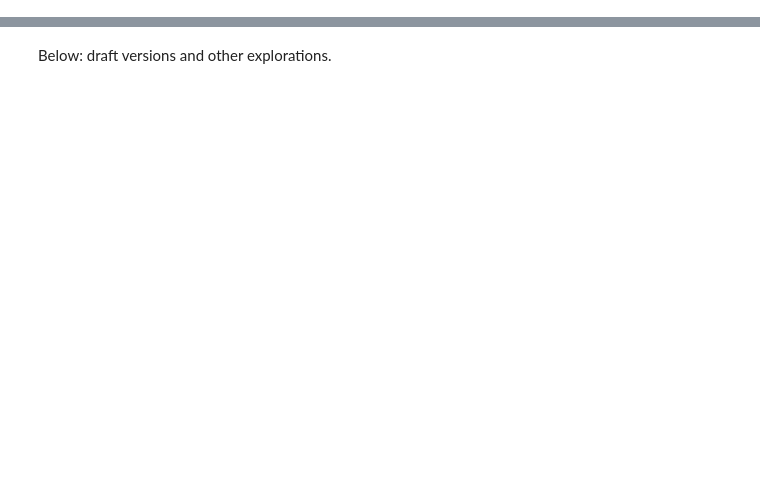
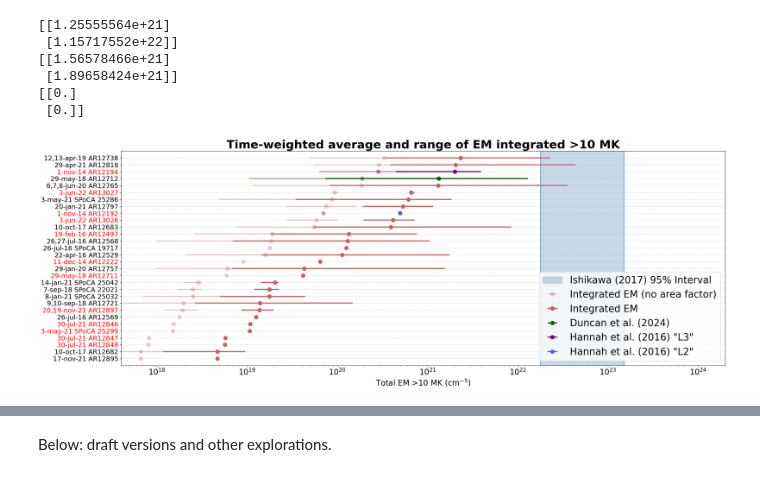
Before and after one commit to jessiemcd/do-dem, a Jupyter notebook: plots_from_saved_params.ipynb, the cells around one changed output, grey strips where cells are left out. Saved outputs shown, nothing was run; the diff lists cells and outputs as text; code cells hidden in the pictures; blank space fills up the shorter version.

```diff
--- a/plots_from_saved_params.ipynb
+++ b/plots_from_saved_params.ipynb
@@ -205,6 +252,7 @@ with open('/Users/jmdunca2/do-dem/reference_files/samesames.pickle', 'rb') as f:
     data = pickle.load(f)
 
 samesames = data['same region lists']
+grf = data['ghost ray flags']
 filelist = get_same_region_file_lists(samesames, all_targets)
 
 
@@ -231,8 +279,8 @@ for i in range(0, len(filelist)):
         time = data['time_interval']
         dur = (time[1]-time[0]).to(u.s).value
         above10s = data['above_10MK']
-        print(f_)
-        print(above10s)
+        #print(f_)
+        #print(above10s)
         above10s_.append(above10s[0])
         vals.append([dur*above10s[0]])
         totaltime+=dur
@@ -249,36 +297,37 @@ for i in range(0, len(filelist)):
 
 order = np.argsort(np.array(region_above10s)[:,0])
 regids = [samesames[i] for i in order]
+grf = [grf[i] for i in order]
 
+ghost_ticks = np.where(grf)[0]
 
-labs=[]
-for r in regids:
-    lab=''
-    first=0
-    for ss in r:
-        if first == 0:
-            if ss[0] == '0':
-                lab=lab+ss[1:-8]+'#'+str(int(ss[-1])+1)+' '
-            else:
-                lab=lab+ss[0:-8]+'#'+str(int(ss[-1])+1)+' '
-            first=1
-        else:
-            if ss[0] == '0':
-                lab=ss[1:2]+','+lab
-            else:
-                lab=ss[0:2]+','+lab
-
-    labs.append(lab)
+plotlabs = make_labels(regids)
 
 #print('')
-print(len(labs))
-print(len(order))
+#print(len(labs))
+#print(len(order))
 
 region_time_hr = np.array((region_totaltime*u.s).to(u.hr))
 #print(region_time_hr[order])
 
 
 fig, ax = plt.subplots(1, 1, figsize=(28,10))
+
+
+xerrl = (np.array(region_above10s)[:,0][order]/factor - np.array(region_above10s)[:,1][order]/factor)
+xerrl[np.where(xerrl < 1e10)] = 0.0
+xerrh = (np.array(region_above10s)[:,2][order]/factor - np.array(region_above10s)[:,0][order]/factor)
+xerrh[np.where(xerrh < 1e10)] = 0.0
+
+#xerr = [(np.array(region_above10s)[:,0][order] - np.array(region_above10s)[:,1][order]),
+#        (np.array(region_above10s)[:,2][order] - np.array(region_above10s)[:,0][order])]
+
+xerr_nf = [xerrl, xerrh]
+
+ax.errorbar(np.array(region_above10s)[:,0][order]/factor, np.arange(0, len(filelist), 1),
+            xerr=xerr_nf,
+           linestyle='', marker='o', linewidth=3, markersize=10, color='indianred',
+            label='Integrated EM (no area factor)', alpha=0.3, zorder=0)
 
 xerrl = (np.array(region_above10s)[:,0][order] - np.array(region_above10s)[:,1][order])
 xerrl[np.where(xerrl < 1e10)] = 0.0
@@ -290,55 +339,61 @@ xerrh[np.where(xerrh < 1e10)] = 0.0
 
 xerr = [xerrl, xerrh]
 
-ax.errorbar(np.array(region_above10s)[:,0][order]/factor, np.arange(0, len(filelist), 1),
-            #xerr=xerr,
-           linestyle='', marker='o', linewidth=3, markersize=10, color='indianred',
-            label='Average - No Area Correction', alpha=0.3, zorder=0)
-
-
 ax.errorbar(np.array(region_above10s)[:,0][order], np.arange(0, len(filelist), 1),
             xerr=xerr,
-           linestyle='', marker='o', linewidth=3, markersize=10, color='indianred', label='Average - New Regions', zorder=1)
+           linestyle='', marker='o', linewidth=3, markersize=10, color='indianred', label='Integrated EM', zorder=1)
 
 
 
 oneerr = np.zeros((2,1))
 
-ginds = [24, 25]
-colors = ['darkgreen', 'purple']
-labels = ['Duncan et al. (2024) Region', 'Hannah et al. (2016) Region']
+ginds = [26, 27, 21]
+colors = ['darkgreen', 'purple', 'royalblue']
+labels = ['Duncan et al. (2024)', 'Hannah et al. (2016) "L3"', 'Hannah et al. (2016) "L2"']
 gc=0
 for gind in ginds:
     oneerr[0] = xerr[0][gind]
     oneerr[1] = xerr[1][gind]
 
     print(oneerr)
 
     ax.errorbar(np.array(region_above10s)[:,0][order][gind]/factor, np.arange(0, len(filelist), 1)[gind],
-                #xerr=oneerr,
-                linestyle='', marker='o', color=colors[gc], linewidth=3, markersize=10, alpha=0.3, zorder=1) #, s=140)
+                xerr=oneerr/factor,
+                linestyle='', marker='o', color=colors[gc], linewidth=3, markersize=10, alpha=0.3, zorder=2) #, s=140)
 
 
     ax.errorbar(np.array(region_above10s)[:,0][order][gind], np.arange(0, len(filelist), 1)[gind],
                 xerr=oneerr,
                 linestyle='', marker='o', color=colors[gc], linewidth=3, markersize=10, label=labels[gc], zorder=2) #, s=140)
 
     gc+=1
 
+
+
 fntsz=25
 ax.set_xscale('log')
 ax.axvline(1.8e22, color='steelblue', zorder=0)
 ax.axvline(1.5e23, color='steelblue', zorder=0)
 ax.axvspan(1.8e22, 1.5e23, alpha=0.3, color='steelblue', label='Ishikawa (2017) 95% Interval', zorder=0)
 ax.set_yticks(np.arange(0, len(filelist))) #[2:]
-ax.set_yticklabels(labels=labs, fontsize=17) #[2:]
+ax.set_yticklabels(labels=plotlabs, fontsize=17) #[2:]
 plt.xticks(fontsize=20)
 ax.set_xlabel('Total EM >10 MK ('+(u.cm**(-5)).to_string('latex_inline')+')', fontsize=20)
 ax.grid(axis = 'y', linestyle='dotted')
 ax.legend(loc='lower right', fontsize=fntsz)
 ax.set_ylim([-1,len(filelist)])
 ax.set_xlim([4e17,2e24])
 ax.set_title('Time-weighted average and range of EM integrated >10 MK', fontsize=30, fontweight='bold')
+for i in ghost_ticks:
+    ax.get_yticklabels()[i].set_color('red')
 print('')
 
-plt.savefig('per_region_above10_new_postghost_postshut_goesinput_nov14.png', dpi=300)
+plt.savefig('per_region_above10_new_postghost_postshut_goesinput_new2.png', dpi=300)
+# %% [output]
+[[1.25555564e+21]
+ [1.15717552e+22]]
+[[1.56578466e+21]
+ [1.89658424e+21]]
+[[0.]
+ [0.]]
+[figure, added]
```
Also changed, not shown: parts of 24 cells of this notebook, 1 other file.
